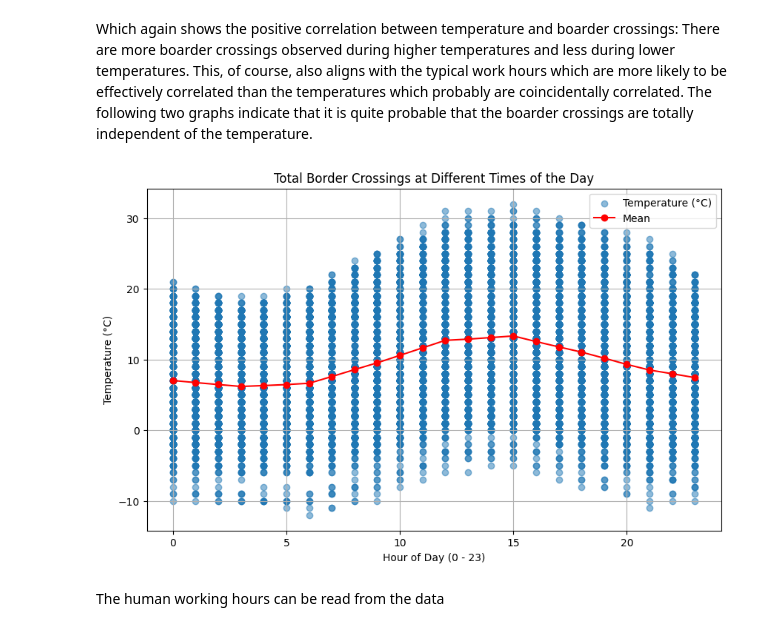
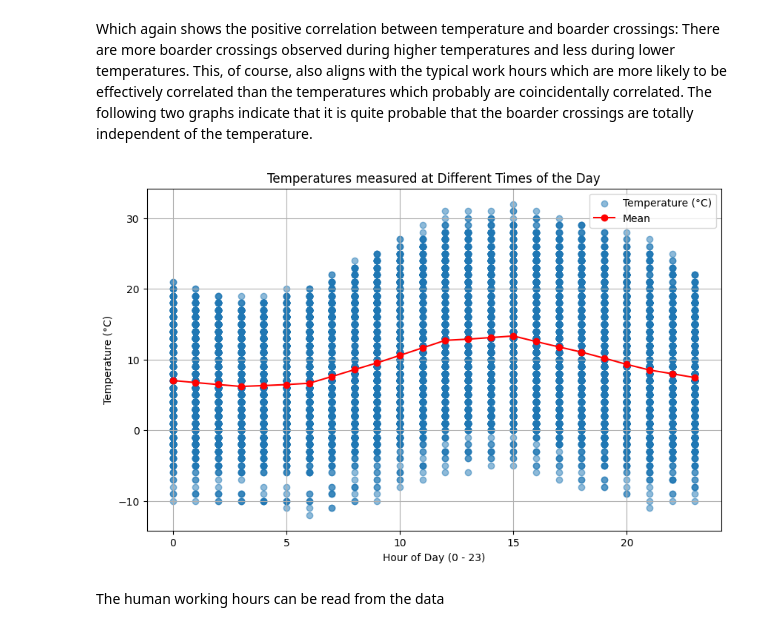
Before and after one commit to Waldleufer/2023-amse-data-engineering, a Jupyter notebook: project/report.ipynb, the cells around one changed output. Saved outputs shown, nothing was run; the diff lists cells and outputs as text; code cells hidden in the pictures.

```diff
--- a/project/report.ipynb
+++ b/project/report.ipynb
@@ -364,24 +362,24 @@ Which again shows the positive correlation between temperature and boarder cross
 # %%
 # Create a new column representing the hour of the day
 df_merged['Hour of Day'] = df_merged['Start DateTime'].dt.hour
 
 # Group by 'Hour of Day' and calculate mean of 'Total Border Crossings'
 mean_border_crossings = df_merged.groupby('Hour of Day')['Temperatur (°C)'].mean()
 
 # Create the scatter plot
 plt.figure(figsize=(10, 6))
 plt.scatter(df_merged['Hour of Day'], df_merged['Temperatur (°C)'], alpha=0.5)
 plt.plot(mean_border_crossings.index, mean_border_crossings.values, color='red', marker='o')  # plot mean line
 
 plt.xlabel('Hour of Day (0 - 23)')
 plt.ylabel('Temperature (°C)')
-plt.title('Total Border Crossings at Different Times of the Day')
+plt.title('Temperatures measured at Different Times of the Day')
 plt.grid(True)
 
 plt.legend(['Temperature (°C)', 'Mean'])
 plt.show()
 # %% [output]
-[figure, old version]
+[figure, new version]
 # %% [markdown]
 The human working hours can be read from the data
 # %%
```
Also changed, not shown: parts of 1 cell of this notebook, 1 other file.
